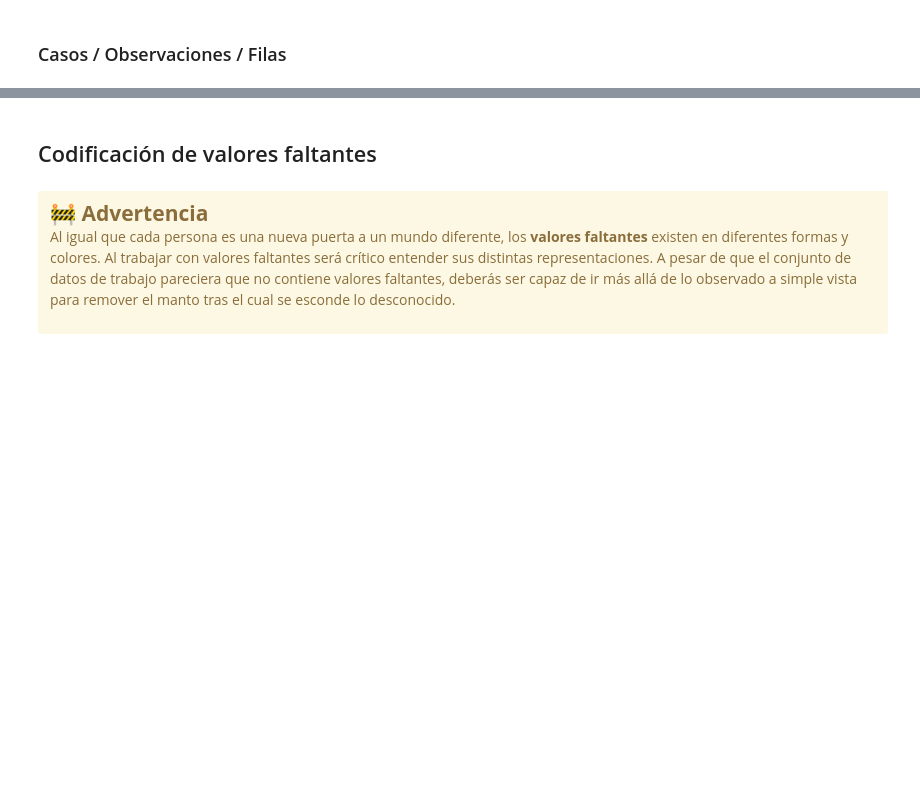
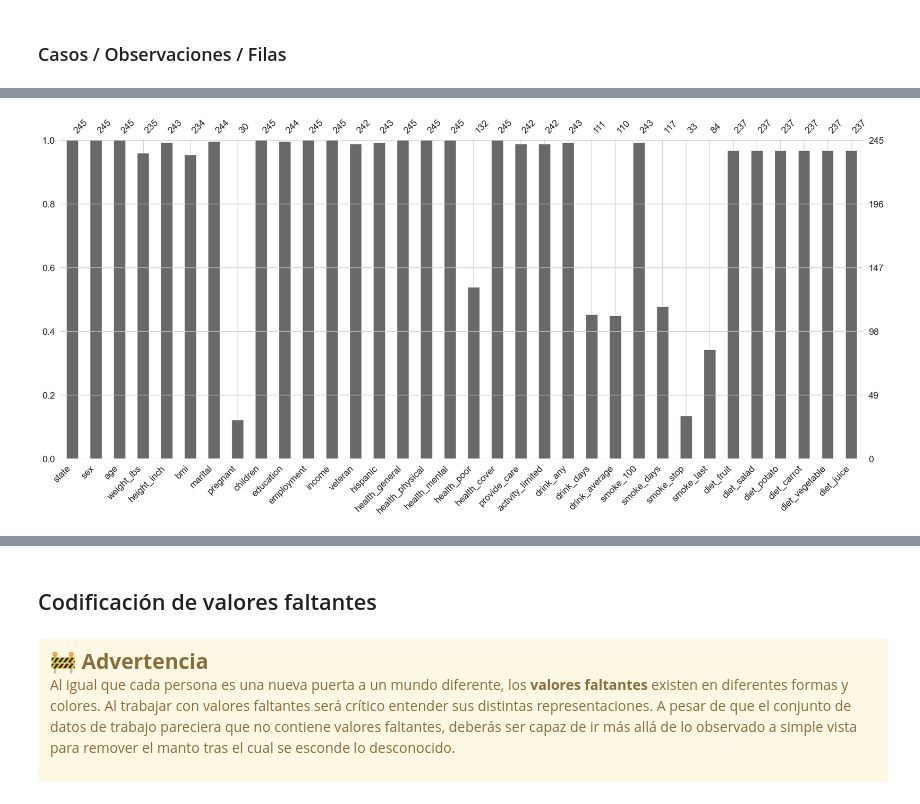
Before and after one commit to RaymundoSGlz/Manejo-de-datos-faltantes, a Jupyter notebook: live-exploration-missing-values.ipynb, the cells around one changed output, grey strips where cells are left out. Cells and saved outputs as stored; diff of their text form; code cells hidden in the pictures; blank space fills up the shorter version.

```diff
--- a/live-exploration-missing-values.ipynb
+++ b/live-exploration-missing-values.ipynb
@@ -94,0 +438,5 @@ sns.set_style("whitegrid")
+# %%
+# Visualización mediante una función de pandas
+missingno.bar(df = riskfactors_df);
+# %% [output]
+[figure, added]
```
Also changed, not shown: parts of 41 cells of this notebook, 6 other files.
